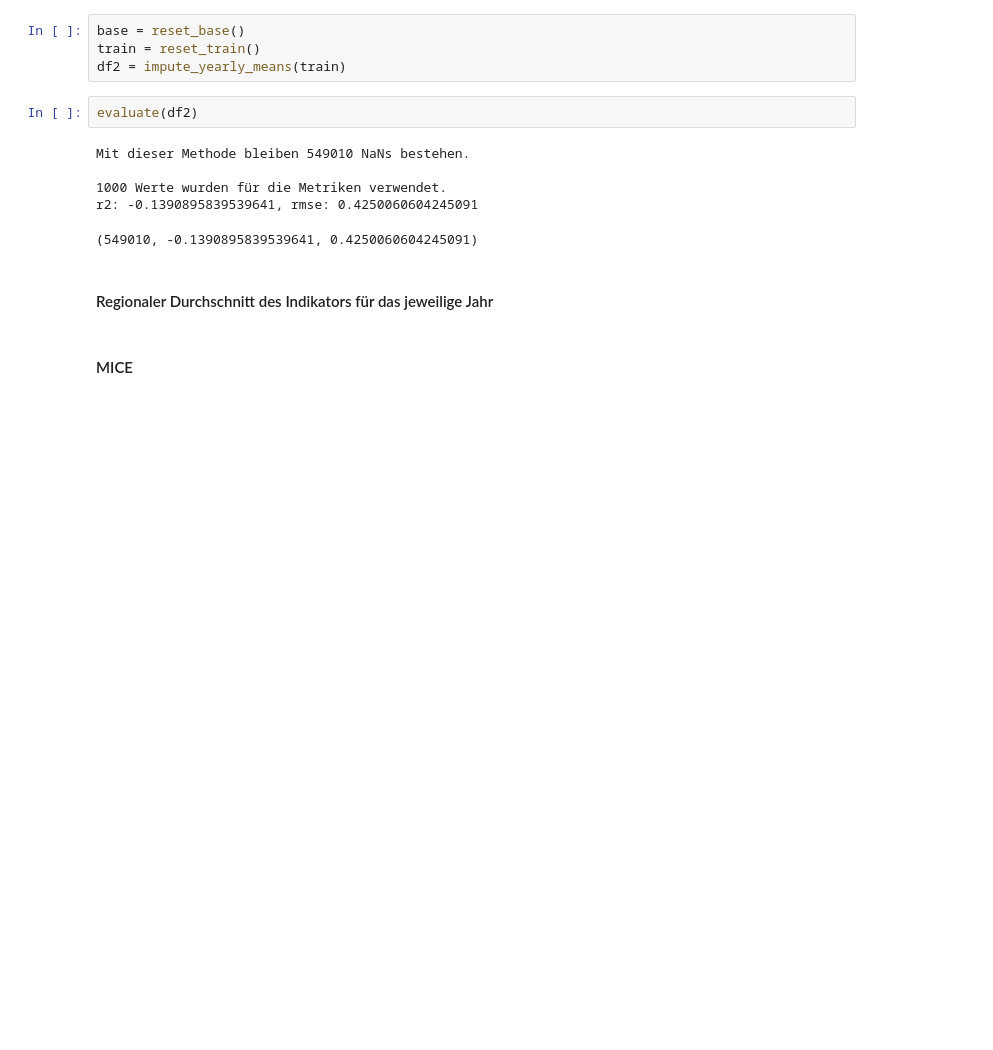
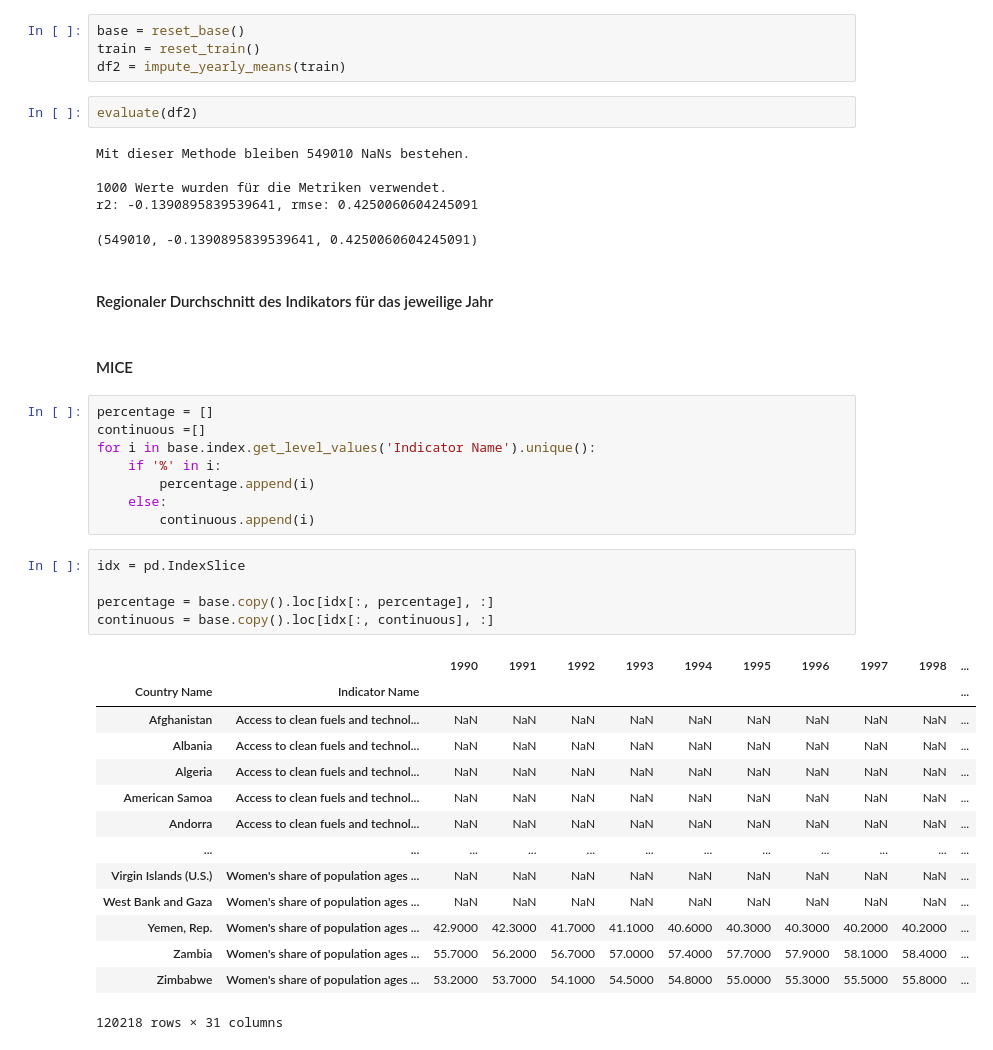
Before and after one commit to MarieFlatow/BA_weltbank, a Jupyter notebook: 03_comparing_imputation_techniques.ipynb, the cells around one changed output. Saved outputs shown, nothing was run; the diff lists cells and outputs as text; blank space fills up the shorter version.

```diff
--- a/03_comparing_imputation_techniques.ipynb
+++ b/03_comparing_imputation_techniques.ipynb
@@ -171,5 +172,33 @@ r2: -0.1390895839539641, rmse: 0.4250060604245091
 (549010, -0.1390895839539641, 0.4250060604245091)
 # %% [markdown]
 #### Regionaler Durchschnitt des Indikators für das jeweilige Jahr
-# %% [markdown]
-#### MICE
+# %% [markdown]
+#### MICE
+# %%
+percentage = []
+continuous =[]
+for i in base.index.get_level_values('Indicator Name').unique():
+    if '%' in i:
+        percentage.append(i)
+    else:
+        continuous.append(i)
+# %%
+idx = pd.IndexSlice
+
+percentage = base.copy().loc[idx[:, percentage], :]
+continuous = base.copy().loc[idx[:, continuous], :]
+# %% [output]
+|  |  | 1990 | 1991 | 1992 | 1993 | 1994 | 1995 | 1996 | 1997 | 1998 | ... |
+| Country Name | Indicator Name |  |  |  |  |  |  |  |  |  | ... |
+| Afghanistan | Access to clean fuels and technol... | NaN | NaN | NaN | NaN | NaN | NaN | NaN | NaN | NaN | ... |
+| Albania | Access to clean fuels and technol... | NaN | NaN | NaN | NaN | NaN | NaN | NaN | NaN | NaN | ... |
+| Algeria | Access to clean fuels and technol... | NaN | NaN | NaN | NaN | NaN | NaN | NaN | NaN | NaN | ... |
+| American Samoa | Access to clean fuels and technol... | NaN | NaN | NaN | NaN | NaN | NaN | NaN | NaN | NaN | ... |
+| Andorra | Access to clean fuels and technol... | NaN | NaN | NaN | NaN | NaN | NaN | NaN | NaN | NaN | ... |
+| ... | ... | ... | ... | ... | ... | ... | ... | ... | ... | ... | ... |
+| Virgin Islands (U.S.) | Women's share of population ages ... | NaN | NaN | NaN | NaN | NaN | NaN | NaN | NaN | NaN | ... |
+| West Bank and Gaza | Women's share of population ages ... | NaN | NaN | NaN | NaN | NaN | NaN | NaN | NaN | NaN | ... |
+| Yemen, Rep. | Women's share of population ages ... | 42.9000 | 42.3000 | 41.7000 | 41.1000 | 40.6000 | 40.3000 | 40.3000 | 40.2000 | 40.2000 | ... |
+| Zambia | Women's share of population ages ... | 55.7000 | 56.2000 | 56.7000 | 57.0000 | 57.4000 | 57.7000 | 57.9000 | 58.1000 | 58.4000 | ... |
+| Zimbabwe | Women's share of population ages ... | 53.2000 | 53.7000 | 54.1000 | 54.5000 | 54.8000 | 55.0000 | 55.3000 | 55.5000 | 55.8000 | ... |
+120218 rows × 31 columns
```
Also changed, not shown: parts of 5 cells of this notebook, 1 other file.
